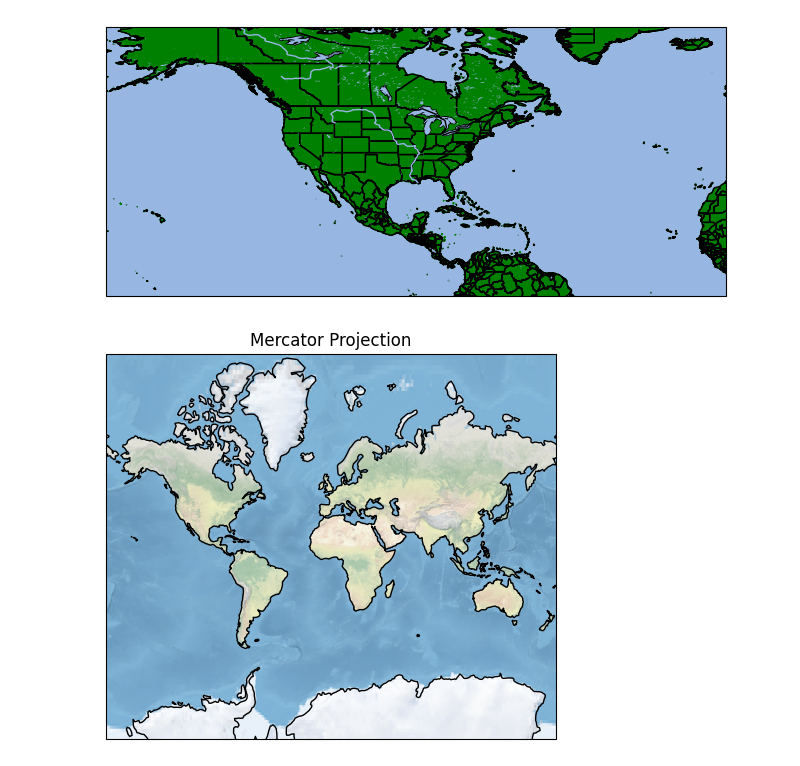
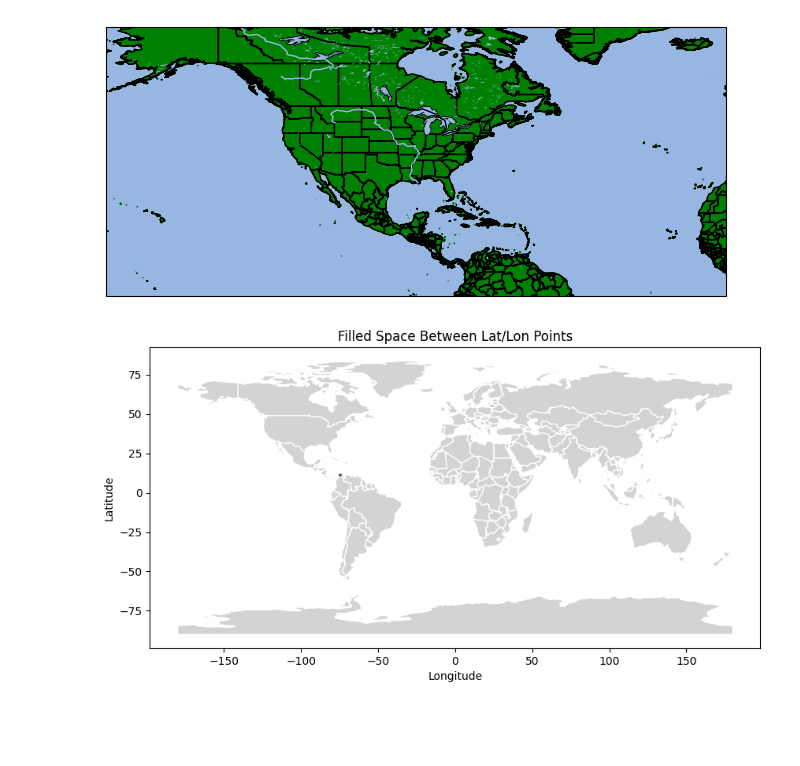
Before and after one commit to mumano/TC_watches_warnings, a Jupyter notebook: lapentaworkspace.ipynb, the cells around one changed output. Drawn from its saved outputs; the diff is of its cells as text; code cells hidden in the pictures; blank space fills up the shorter version.

Commit message:
create map for polygon plotting

```diff
--- a/lapentaworkspace.ipynb
+++ b/lapentaworkspace.ipynb
@@ -775,18 +775,31 @@ ax.set_extent([-170, -10, 0, 25])
 ['.WARNINGS.\\n\\n...CARIBBEAN', 'WARNING...\\n.CARIBBEAN', 'WARNING...\\n.GULF']
 [figure]
 # %%
-fig, ax = plt.subplots(subplot_kw={'projection': ccrs.Mercator()}, figsize=(10, 5))
-ax.stock_img()
-ax.coastlines()
-data_crs = ccrs.PlateCarree()
+#fig, ax = plt.subplots(subplot_kw={'projection': ccrs.Mercator()}, figsize=(10, 5))
+#ax.stock_img()
+#ax.coastlines()
+#data_crs = ccrs.PlateCarree()
 
-lons = [11.5, 12, 11, 11.5]
-lats = [-74, -75.5, -75, -74.5]
+lats = [11.5, 12, 12, 11, 11, 11, 11.5]
+lons = [-74, -74, -75.5, -75.5, -75, -74.5, -74]
+
+poly_geometry = Polygon(zip(lons, lats))
+
+gdf_poly = gpd.GeoDataFrame({'geometry': [poly_geometry]}, crs="EPSG:4326")
+
+url = "https://naciscdn.org/naturalearth/110m/cultural/ne_110m_admin_0_countries.zip"
+world = gpd.read_file(url)
+
+fig, ax = plt.subplots(figsize=(10, 10))
+world.plot(ax=ax, color='lightgray', edgecolor='white')
+gdf_poly.plot(ax=ax, color='blue', alpha=0.5, edgecolor='black')
+
+plt.title("Filled Space Between Lat/Lon Points")
+plt.xlabel("Longitude")
+plt.ylabel("Latitude")
+plt.show()
 
 # Plotting locations
 #ax.scatter(lons, lats, color='blue', size=50, transform=data_crs, zorder=5)
-
-plt.title("Mercator Projection")
-plt.show()
 # %% [output]
-[figure, old version]
+[figure, new version]
```
